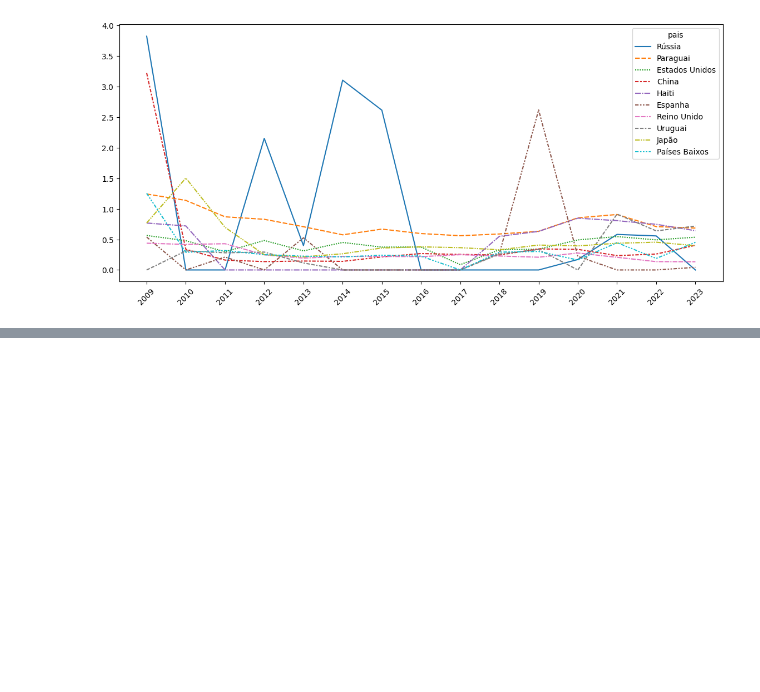
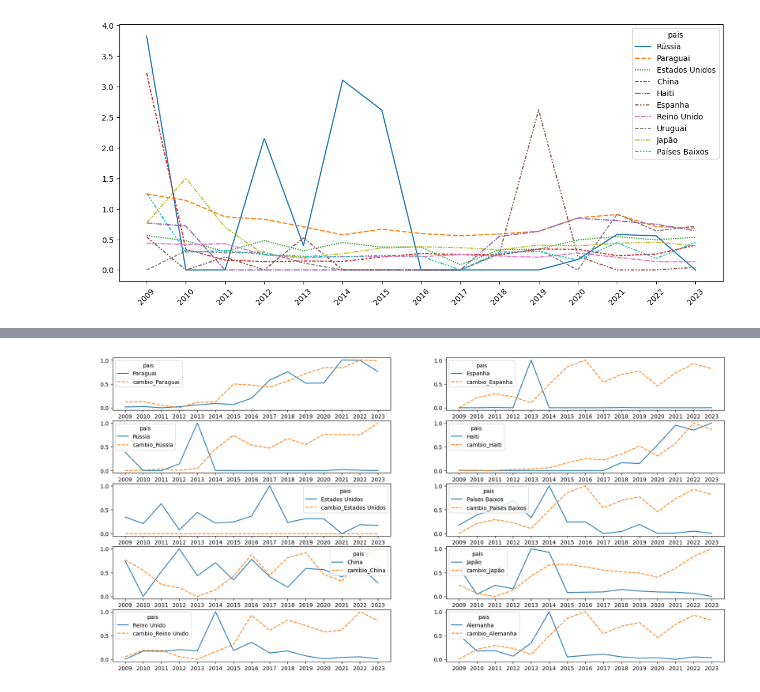
Before and after one commit to GusdPaula/postgraduation_fiap, a Jupyter notebook: tech_challenge.ipynb, the cells around one changed output, grey strips where cells are left out. Saved outputs shown, nothing was run; the diff lists cells and outputs as text; code cells hidden in the pictures; blank space fills up the shorter version.

```diff
--- a/tech_challenge.ipynb
+++ b/tech_challenge.ipynb
@@ -462,0 +466,2 @@ plt.show()
+# %%
+exportacao_vinho_mesa_cambio = exportacao_vinho_mesa_cambio[list_dez_paises_por_valor]
@@ -462,0 +487,3 @@ plt.show()
+# %%
+for pais in list_dez_paises_por_valor:
+    exportacao_vinho_mesa_cambio[f'cambio_{pais}'] = pegar_cambio(pais).to_list()
@@ -462,0 +527,7 @@ plt.show()
+# %%
+def norm_df(df):
+    x = df.values #returns a numpy array
+    min_max_scaler = preprocessing.MinMaxScaler()
+    x_scaled = min_max_scaler.fit_transform(x)
+    df = pd.DataFrame(x_scaled)
+    return df
@@ -462,0 +552,5 @@ plt.show()
+# %%
+exportacao_vinho_mesa_cambio_norm = norm_df(exportacao_vinho_mesa_cambio)
+exportacao_vinho_mesa_cambio_norm.columns = exportacao_vinho_mesa_cambio.columns
+exportacao_vinho_mesa_cambio_norm.index = [ind[-4:] for ind in exportacao_vinho_mesa_cambio.index]
+exportacao_vinho_mesa_cambio_norm
@@ -462,0 +574,15 @@ plt.show()
+# %%
+figure, axis = plt.subplots(nrows=5, ncols=2, figsize=(20, 10))
+
+count_x = 0
+count_y = 0
+for pais in list_dez_paises_por_valor:
+    sns.lineplot(data=exportacao_vinho_mesa_cambio_norm[[col for col in exportacao_vinho_mesa_cambio_norm.columns if pais in col]], ax=axis[count_x, count_y])
+
+    count_x += 1
+
+    if count_x == 5:
+        count_x = 0
+        count_y += 1
+# %% [output]
+[figure, added]
```
Also changed, not shown: parts of 13 cells of this notebook.
